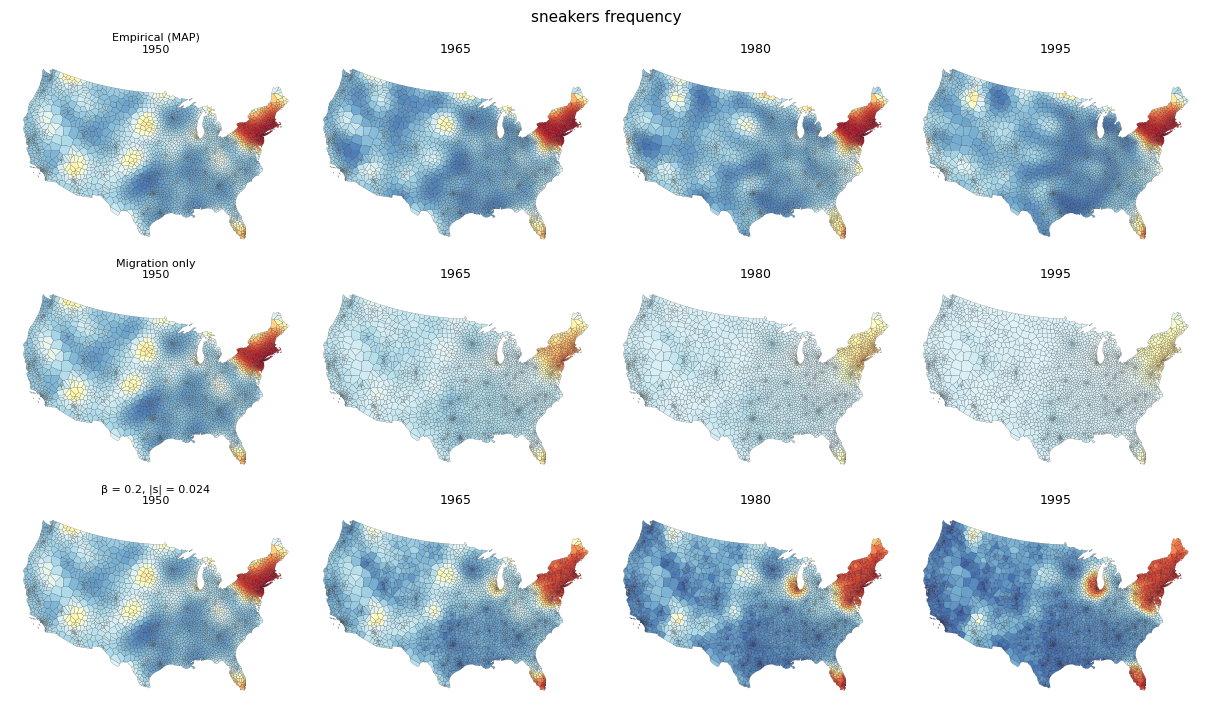
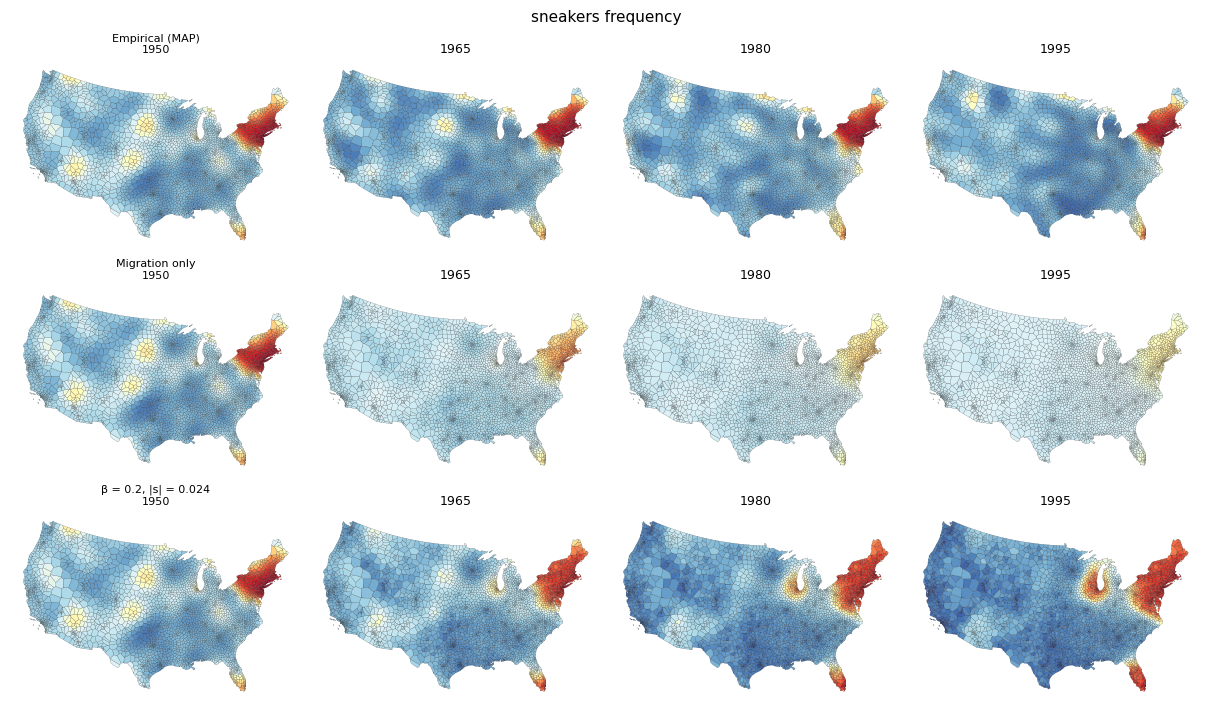
The notebook cell's code change between the first figure and the second:
--- before
+++ after
@@ -31,4 +31,3 @@
 
 plt.suptitle('sneakers frequency', fontsize=11)
-plt.savefig(fig_dir / 'sneakers_mig_acc.png', dpi=300, bbox_inches='tight')
 plt.show()

Commit: updated readme, consolidated src files and cleaned up notebooks